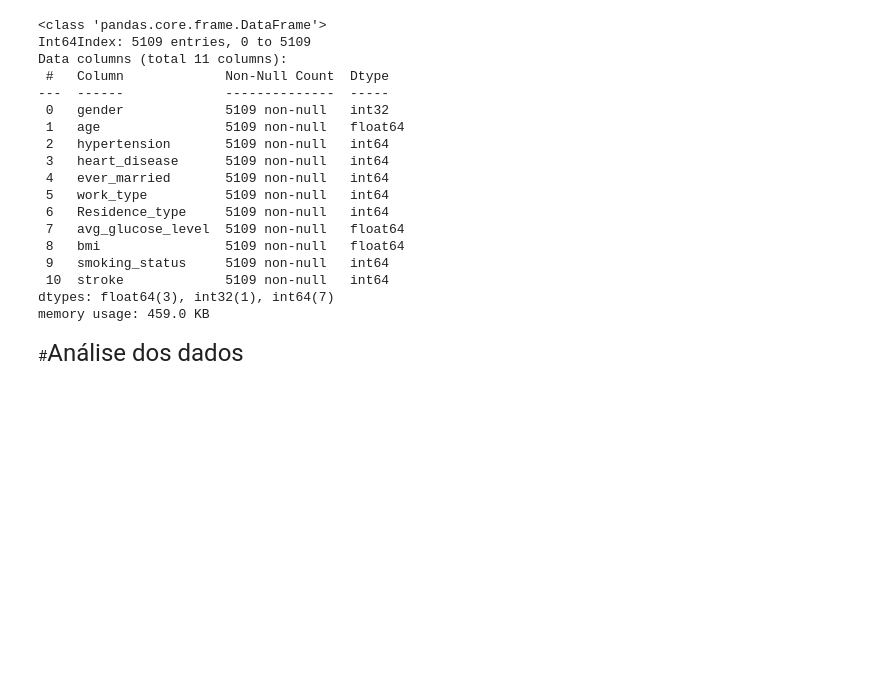
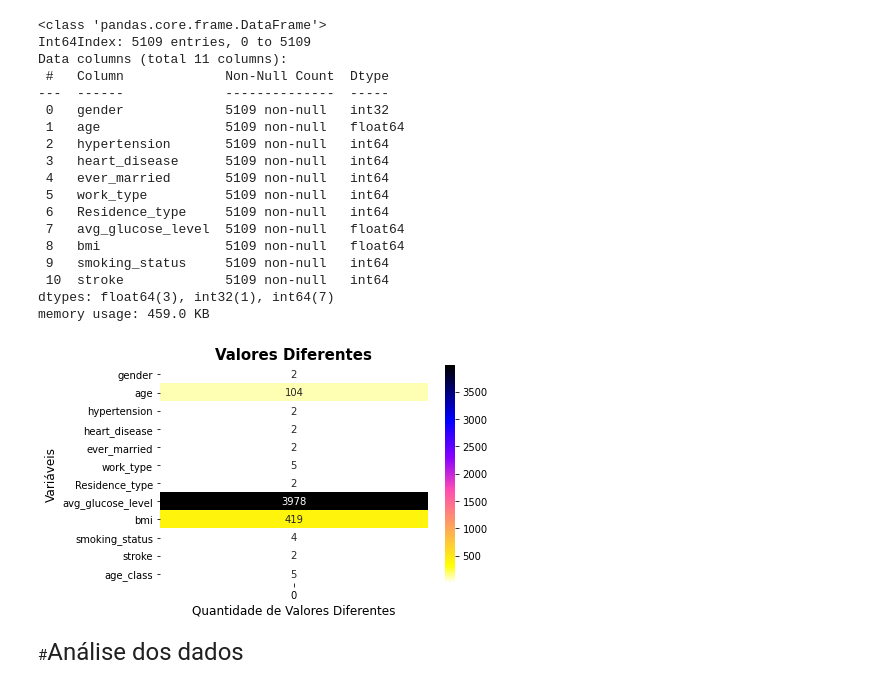
Before and after one commit to FelipeGBarreto/Projects, a Jupyter notebook: Stroker_Analysis_Prediction.ipynb, the cells around one changed output. Drawn from its saved outputs; the diff is of its cells as text; code cells hidden in the pictures; blank space fills up the shorter version.

```diff
--- a/Stroker_Analysis_Prediction.ipynb
+++ b/Stroker_Analysis_Prediction.ipynb
@@ -75,6 +98,14 @@ Data columns (total 11 columns):
  10  stroke             5109 non-null   int64
 dtypes: float64(3), int32(1), int64(7)
 memory usage: 459.0 KB
+# %%
+plt.title('Valores Diferentes',fontweight='bold', fontsize=15)
+ax = sns.heatmap(df.nunique().to_frame(),annot=True,fmt='d',cmap='gnuplot2_r')
+ax.set_ylabel("Variáveis", fontsize=12)
+ax.set_xlabel('Quantidade de Valores Diferentes', fontsize=12)
+plt.show()
+# %% [output]
+[figure, added]
 # %% [markdown]
 #<font color=cian size=5 face=cursive>Análise dos dados
 # %% [markdown]
```
Also changed, not shown: parts of 16 cells of this notebook.
